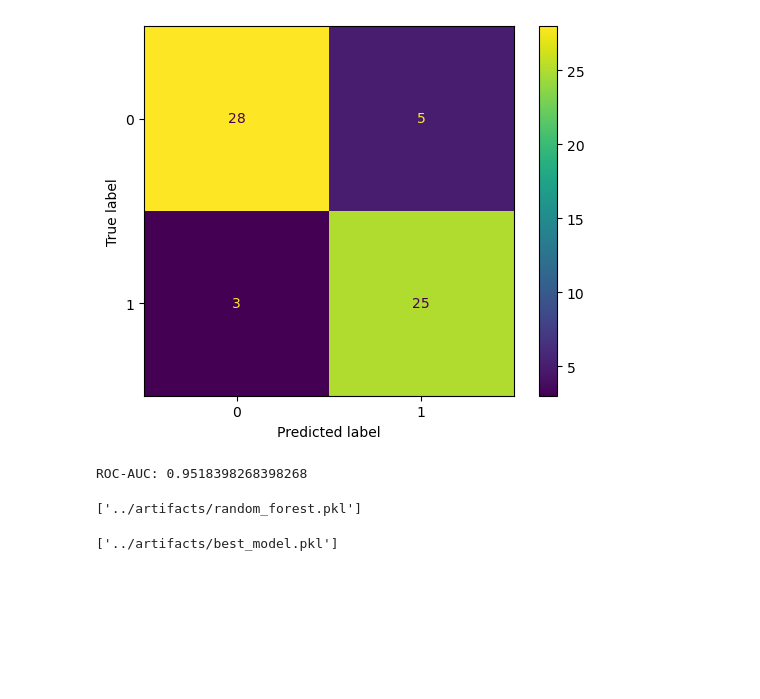
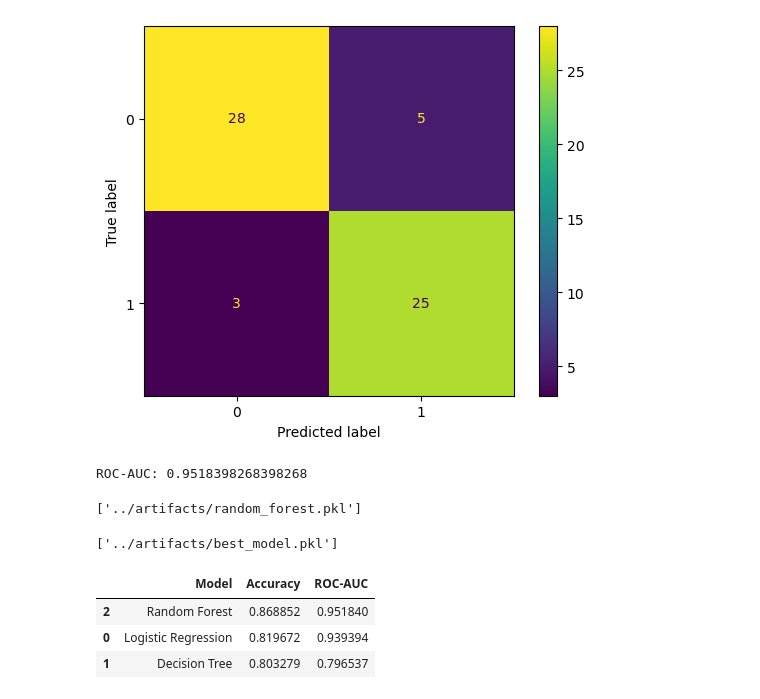
Before and after one commit to akshaygund144/heart-disease-mlops, a Jupyter notebook: notebooks/03_model_training.ipynb, the cells around one changed output. Saved outputs shown, nothing was run; the diff lists cells and outputs as text; code cells hidden in the pictures; blank space fills up the shorter version.

Commit message:
Completed model training and selected Random Forest as best model

```diff
--- a/notebooks/03_model_training.ipynb
+++ b/notebooks/03_model_training.ipynb
@@ -184,3 +188,26 @@ import joblib
 joblib.dump(rf_model, "../artifacts/best_model.pkl")
 # %% [output]
 ['../artifacts/best_model.pkl']
+# %%
+comparison = pd.DataFrame({
+    "Model": ["Logistic Regression", "Decision Tree", "Random Forest"],
+    "Accuracy": [
+        accuracy_score(y_test, y_pred),
+        accuracy_score(y_test, dt_pred),
+        accuracy_score(y_test, rf_pred)
+    ],
+    "ROC-AUC": [
+        roc_auc_score(y_test, y_prob),
+        roc_auc_score(y_test, dt_prob),
+        roc_auc_score(y_test, rf_prob)
+    ]
+})
+
+comparison = comparison.sort_values(by="ROC-AUC", ascending=False)
+
+comparison
+# %% [output]
+|  | Model | Accuracy | ROC-AUC |
+| 2 | Random Forest | 0.868852 | 0.951840 |
+| 0 | Logistic Regression | 0.819672 | 0.939394 |
+| 1 | Decision Tree | 0.803279 | 0.796537 |
```
Also changed, not shown: parts of 2 cells of this notebook, 1 other file.
